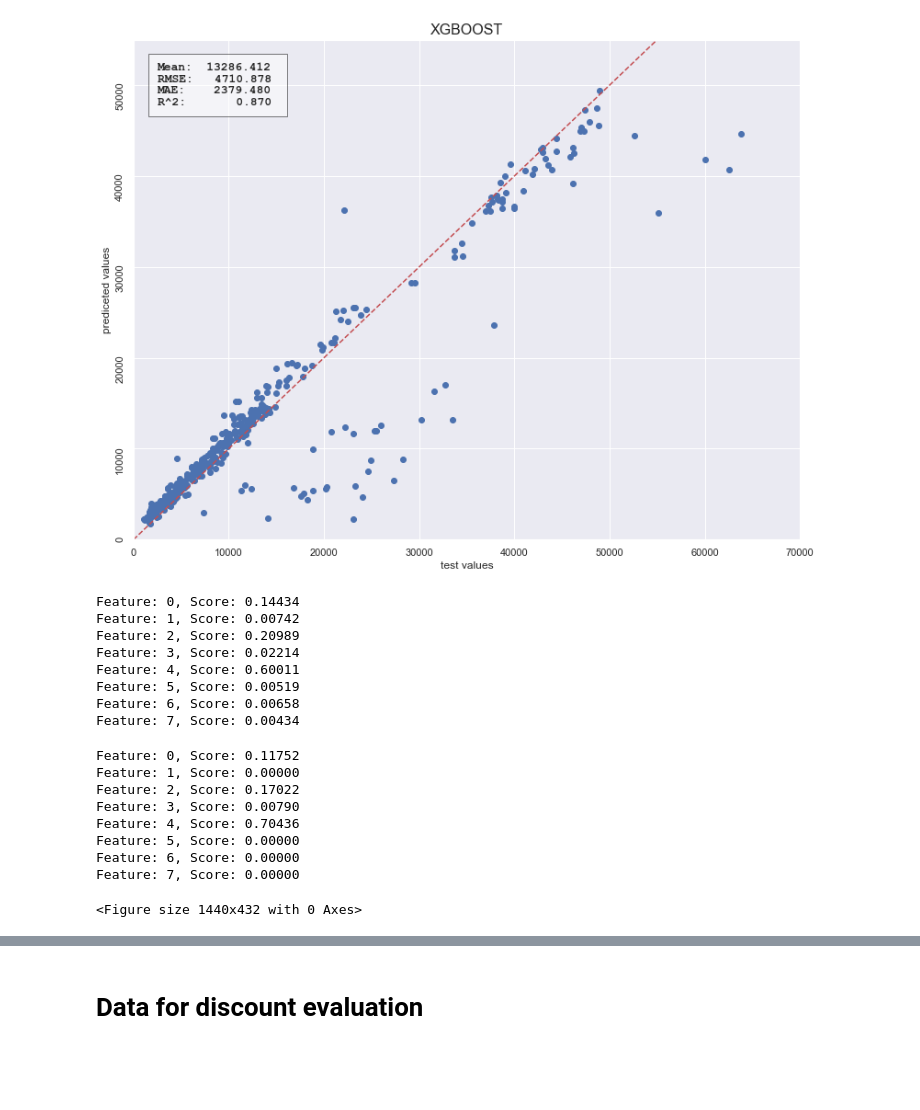
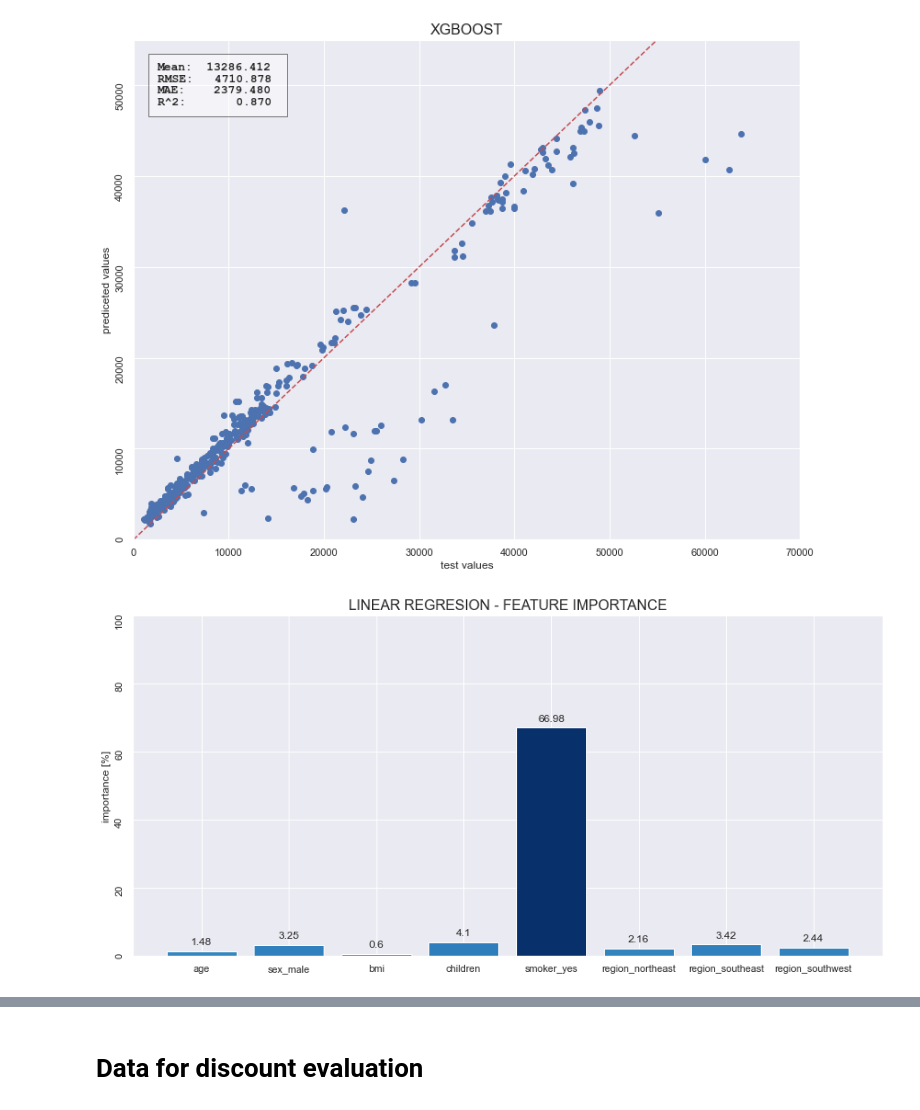
Before and after one commit to infoshareacademy/jdszr6-grupa-bez-nazwy, a Jupyter notebook: ML_project/ML-ubezpieczenia_zdrowotne_202205232213.ipynb, the cells around one changed output, grey strips where cells are left out. Saved outputs shown, nothing was run; the diff lists cells and outputs as text; code cells hidden in the pictures; blank space fills up the shorter version.

```diff
--- a/ML_project/ML-ubezpieczenia_zdrowotne_202205232213.ipynb
+++ b/ML_project/ML-ubezpieczenia_zdrowotne_202205232213.ipynb
@@ -591,44 +553,22 @@ model_summary(y_test,y_pred_sqrt, "XGBoost")
 # %% [output]
 [figure]
 # %%
+from matplotlib import cm
 def feature_importance_barplot(x, feature_importance, type_of_ML):
     labels = list(x.columns)
     loc = range(0,len(labels),1)
     importance_prc = feature_importance*100
-    sns.set(rc={'figure.figsize':(10,7)})
+    sns.set(rc={'figure.figsize':(15,7)})
     ax = plt.bar([x for x in loc], importance_prc, color=cm.Blues_r(1-((66+importance_prc)/100)))
-    plt.xticks(ticks=list(loc),labels=labels,rotation="45")
+    plt.xticks(ticks=list(loc),labels=labels,rotation="0")
     plt.bar_label(ax, labels=importance_prc.round(2), padding=5)
     plt.ylabel("importance [%]")
     plt.yticks(rotation="90")
-    plt.title((str(type_of_ML)+" - feature importance").upper())
+    plt.ylim(0,100)
+    plt.title((str(type_of_ML)+" - feature importance").upper(), font={'size':16})
     plt.show();
-# %%
-rf_importance = rf.feature_importances_
-for i,v in enumerate(rf_importance):
-	print('Feature: %0d, Score: %.5f' % (i,v))
-# %% [output]
-Feature: 0, Score: 0.14434
-Feature: 1, Score: 0.00742
-Feature: 2, Score: 0.20989
-Feature: 3, Score: 0.02214
-Feature: 4, Score: 0.60011
-Feature: 5, Score: 0.00519
-Feature: 6, Score: 0.00658
-Feature: 7, Score: 0.00434
-# %%
-importance = tree_reg.feature_importances_
-plt.figure(figsize=(20,6))
-for i,v in enumerate(importance):
-	print('Feature: %0d, Score: %.5f' % (i,v))
-# %% [output]
-Feature: 0, Score: 0.11752
-Feature: 1, Score: 0.00000
-Feature: 2, Score: 0.17022
-Feature: 3, Score: 0.00790
-Feature: 4, Score: 0.70436
-Feature: 5, Score: 0.00000
-Feature: 6, Score: 0.00000
-Feature: 7, Score: 0.00000
-<Figure size 1440x432 with 0 Axes>
+# %%
+feature_importance_barplot(X, abs(lnr.coef_), "linear regresion")
+# %% [output]
+[figure, added]
 # %%
```
Also changed, not shown: parts of 33 cells of this notebook.
